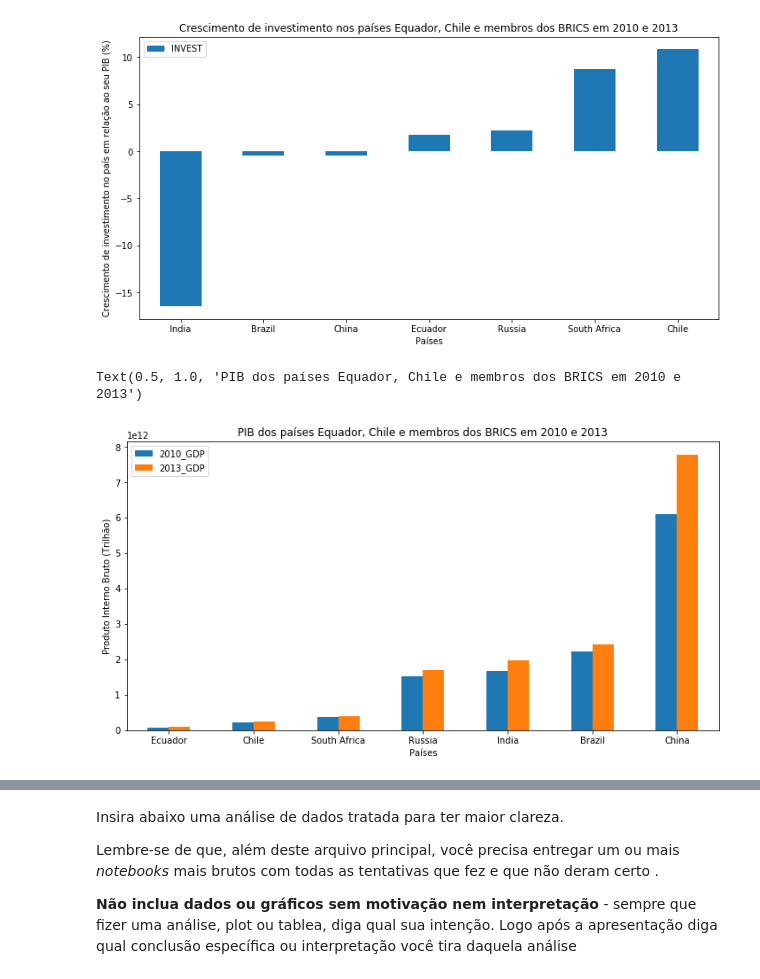
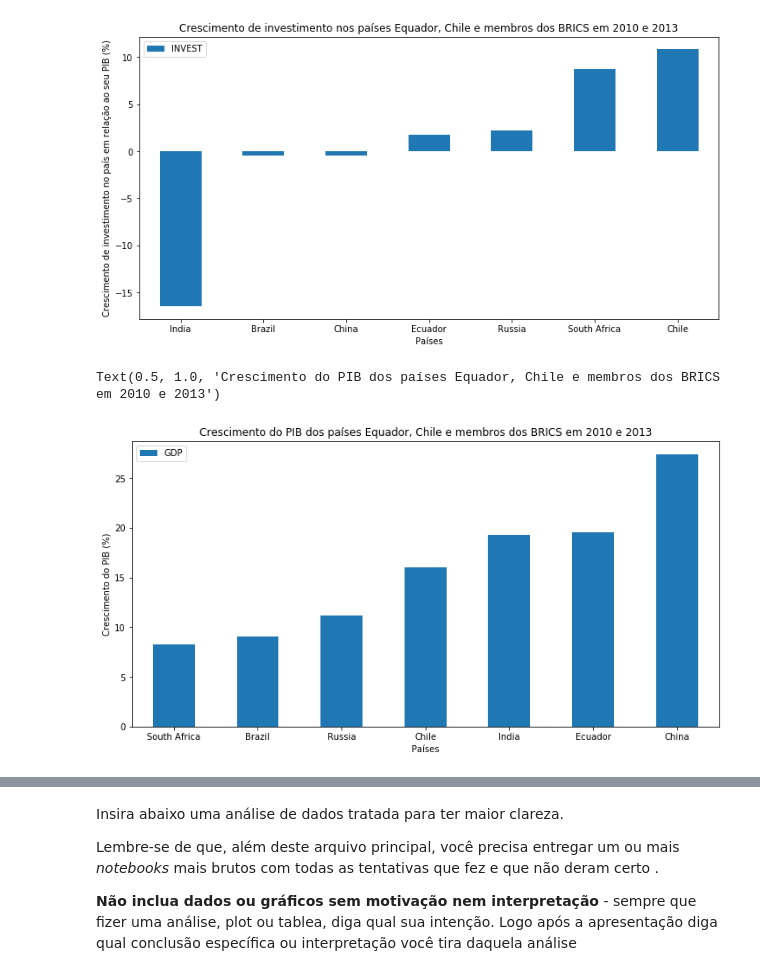
Before and after one commit to Diogonac/An-lise-de-dados---BRICS, a Jupyter notebook: Note-2.ipynb, the cells around one changed output, grey strips where cells are left out. Saved outputs shown, nothing was run; the diff lists cells and outputs as text; code cells hidden in the pictures.

```diff
--- a/Note-2.ipynb
+++ b/Note-2.ipynb
@@ -278,12 +290,12 @@ plt.title("Crescimento de investimento nos países Equador, Chile e membros dos
 Text(0.5, 1.0, 'Crescimento de investimento nos países Equador, Chile e membros dos BRICS em 2010 e 2013')
 [figure]
 # %%
-gdp1 = BRICS_2010_2013_6[['2010_GDP', '2013_GDP']].sort_values(by='2013_GDP')
-gdp1.plot.bar(figsize=(12, 6),rot=0)
+crescgdp3 = crescgdp2.sort_values(by='GDP')
+crescgdp3.plot.bar(figsize=(12, 6),rot=0)
 plt.legend(loc='upper left')
 plt.xlabel("Países")
-plt.ylabel("Produto Interno Bruto (Trilhão)")
-plt.title("PIB dos países Equador, Chile e membros dos BRICS em 2010 e 2013")
+plt.ylabel("Crescimento do PIB (%)")
+plt.title("Crescimento do PIB dos países Equador, Chile e membros dos BRICS em 2010 e 2013")
 # %% [output]
-Text(0.5, 1.0, 'PIB dos países Equador, Chile e membros dos BRICS em 2010 e 2013')
+Text(0.5, 1.0, 'Crescimento do PIB dos países Equador, Chile e membros dos BRICS em 2010 e 2013')
-[figure, old version]
+[figure, new version]
```
Also changed, not shown: parts of 38 cells of this notebook.
